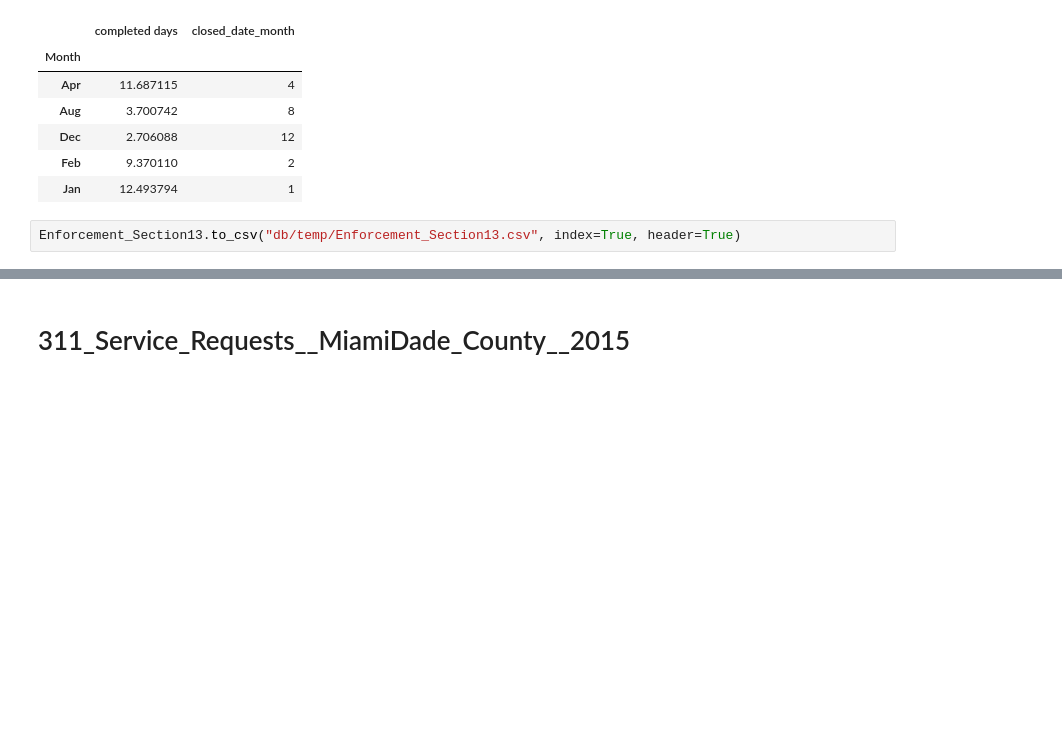
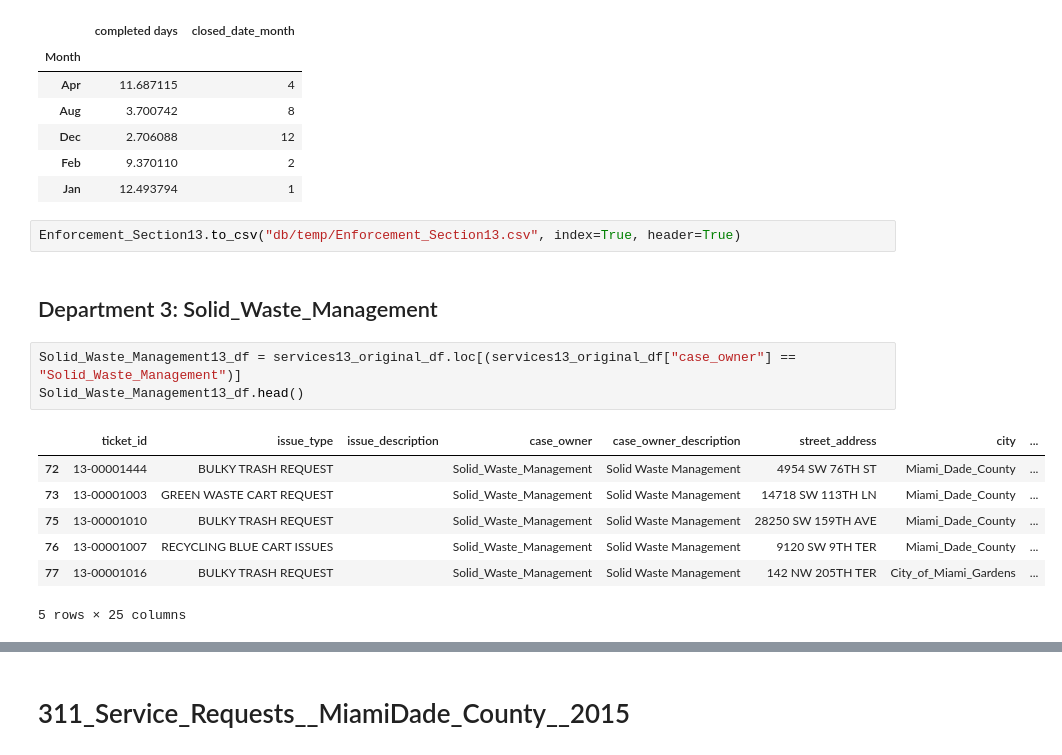
Before and after one commit to Gan001/dataviz-project-two, a Jupyter notebook: ETL_crazy_plot.ipynb, the cells around one changed output, grey strips where cells are left out. Drawn from its saved outputs; the diff is of its cells as text; blank space fills up the shorter version.

Commit message:
3 departments running

```diff
--- a/ETL_crazy_plot.ipynb
+++ b/ETL_crazy_plot.ipynb
@@ -199,3 +199,16 @@ Enforcement_Section13.head()
 | Jan | 12.493794 | 1 |
 # %%
 Enforcement_Section13.to_csv("db/temp/Enforcement_Section13.csv", index=True, header=True)
+# %% [markdown]
+## Department 3: Solid_Waste_Management
+# %%
+Solid_Waste_Management13_df = services13_original_df.loc[(services13_original_df["case_owner"] == "Solid_Waste_Management")]
+Solid_Waste_Management13_df.head()
+# %% [output]
+|  | ticket_id | issue_type | issue_description | case_owner | case_owner_description | street_address | city | ... |
+| 72 | 13-00001444 | BULKY TRASH REQUEST |  | Solid_Waste_Management | Solid Waste Management | 4954 SW 76TH ST | Miami_Dade_County | ... |
+| 73 | 13-00001003 | GREEN WASTE CART REQUEST |  | Solid_Waste_Management | Solid Waste Management | 14718 SW 113TH LN | Miami_Dade_County | ... |
+| 75 | 13-00001010 | BULKY TRASH REQUEST |  | Solid_Waste_Management | Solid Waste Management | 28250 SW 159TH AVE | Miami_Dade_County | ... |
+| 76 | 13-00001007 | RECYCLING BLUE CART ISSUES |  | Solid_Waste_Management | Solid Waste Management | 9120 SW 9TH TER | Miami_Dade_County | ... |
+| 77 | 13-00001016 | BULKY TRASH REQUEST |  | Solid_Waste_Management | Solid Waste Management | 142 NW 205TH TER | City_of_Miami_Gardens | ... |
+5 rows × 25 columns
```
Also changed, not shown: parts of 18 cells of this notebook.
